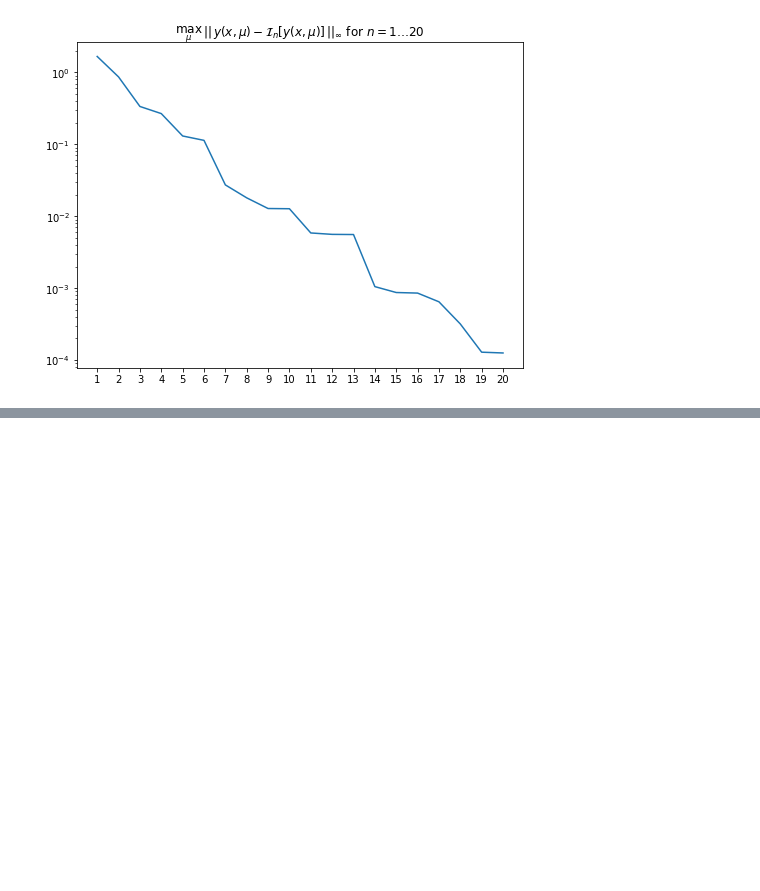
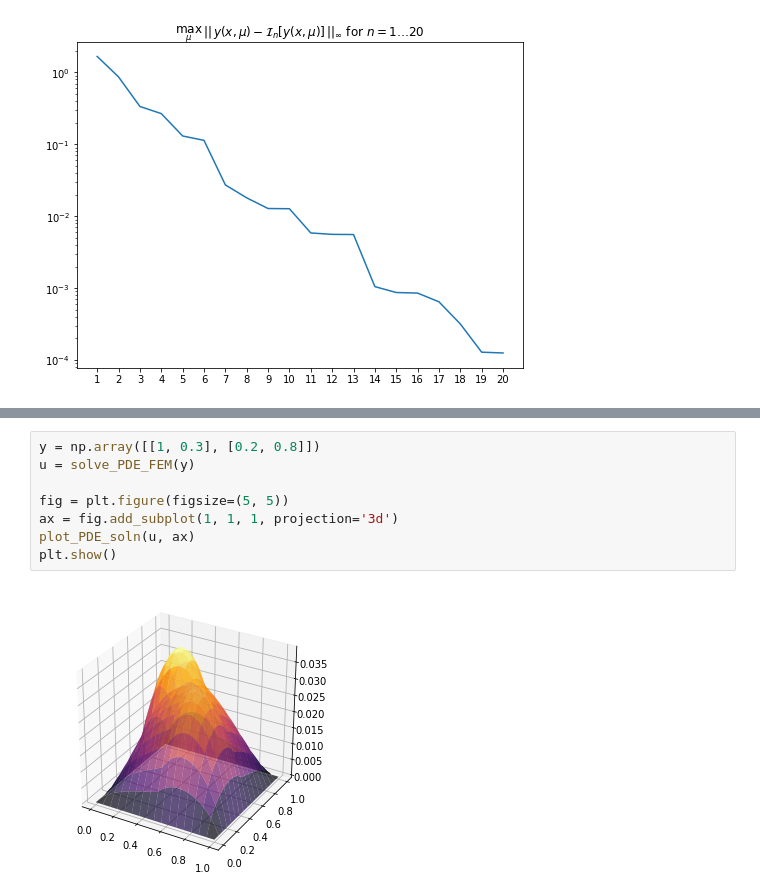
Before and after one commit to james-nichols/presentations_and_workshops, a Jupyter notebook: 2019_06_sparsity4psl/intro_to_EIM.ipynb, the cells around one changed output, grey strips where cells are left out. Saved outputs shown, nothing was run; the diff lists cells and outputs as text; blank space fills up the shorter version.

```diff
--- a/2019_06_sparsity4psl/intro_to_EIM.ipynb
+++ b/2019_06_sparsity4psl/intro_to_EIM.ipynb
@@ -495,0 +556,10 @@ plt.show()
+# %%
+y = np.array([[1, 0.3], [0.2, 0.8]])
+u = solve_PDE_FEM(y)
+
+fig = plt.figure(figsize=(5, 5))
+ax = fig.add_subplot(1, 1, 1, projection='3d')
+plot_PDE_soln(u, ax)
+plt.show()
+# %% [output]
+[figure, added]
```
Also changed, not shown: parts of 10 cells of this notebook.
